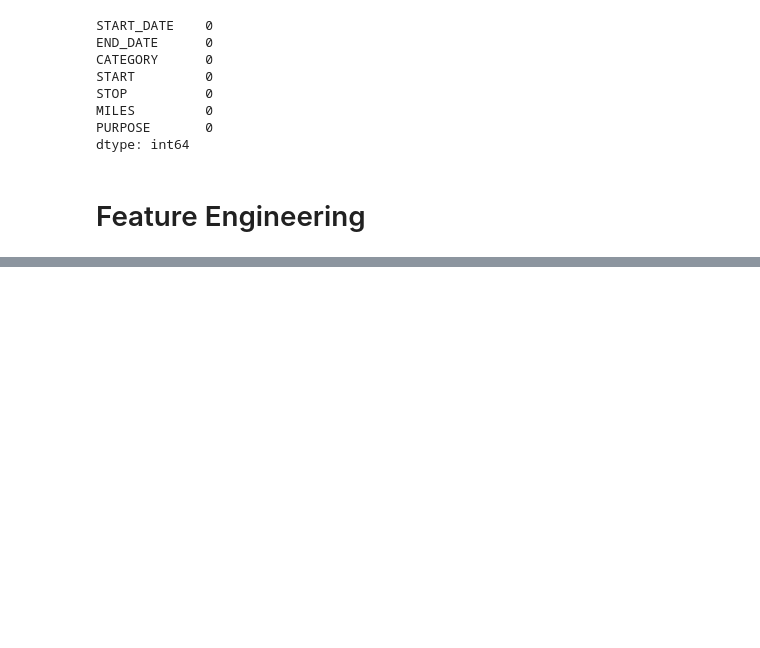
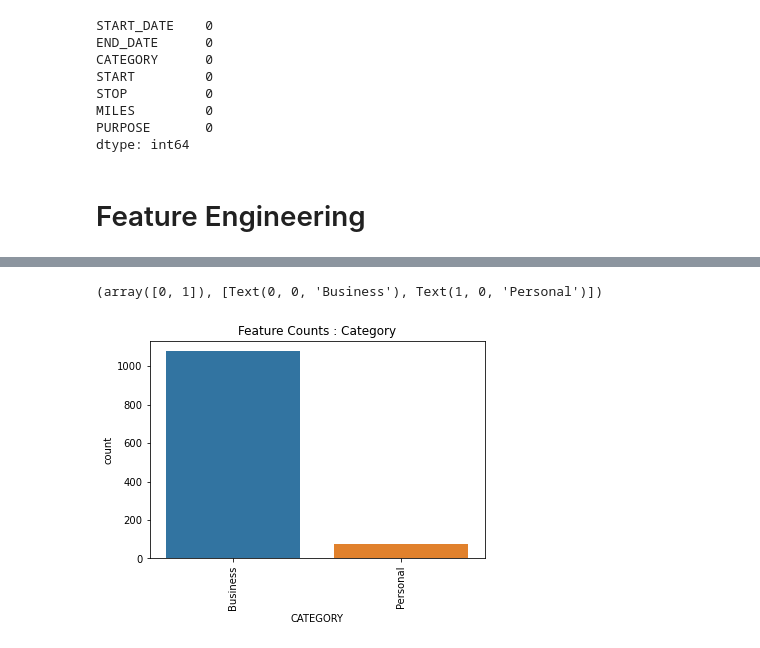
Before and after one commit to melvin-ngure/Ride_Hailing_Data_Analysis, a Jupyter notebook: UberDataAnalysis.ipynb, the cells around one changed output, grey strips where cells are left out. Drawn from its saved outputs; the diff is of its cells as text; code cells hidden in the pictures; blank space fills up the shorter version.

```diff
--- a/UberDataAnalysis.ipynb
+++ b/UberDataAnalysis.ipynb
@@ -153,0 +175,7 @@ uber_df.head()
+# %%
+sns.countplot(x=uber_df["CATEGORY"])
+plt.title("Feature Counts : Category")
+plt.xticks(rotation = 90)
+# %% [output]
+(array([0, 1]), [Text(0, 0, 'Business'), Text(1, 0, 'Personal')])
+[figure, added]
```
Also changed, not shown: parts of 15 cells of this notebook.
